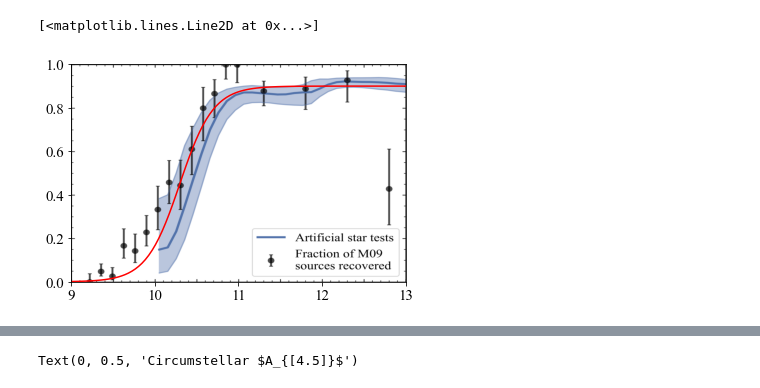
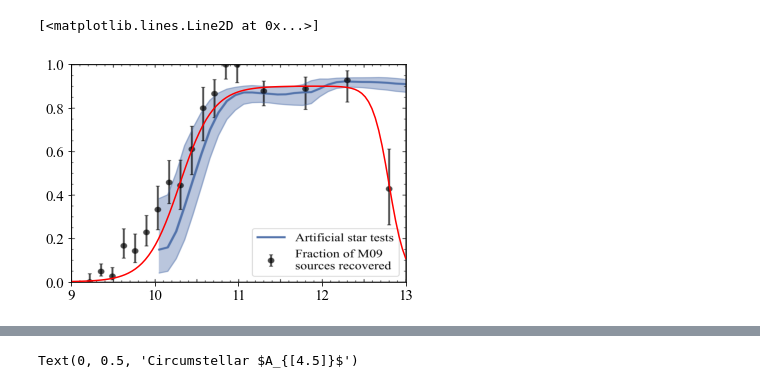
Before and after one commit to jls713/mira_nsd, a Jupyter notebook: selection_function.ipynb, the cells around one changed output, grey strips where cells are left out. Cells and saved outputs as stored; diff of their text form; code cells hidden in the pictures.

```diff
--- a/selection_function.ipynb
+++ b/selection_function.ipynb
@@ -10,12 +10,12 @@ from spectral_modelling import *
 model_grid = joint_grids(ext_law='Fritz')
 model_grid_S = joint_grids(ext_law='Mine')
 # %%
-plt.imshow(plt.imread('selection_fraction.png'), extent=[9.,13.,0.,1.], aspect='auto')
+plt.imshow(plt.imread('plots/selection_fraction.png'), extent=[9.,13.,0.,1.], aspect='auto')
 kk=np.linspace(9.,13.,100)
-plt.plot(kk,selection_function().Sk(kk,0.),color='r')
+plt.plot(kk,selection_function(high_cut_off=12.8).Sk(kk,0.),color='r')
 # %% [output]
 [<matplotlib.lines.Line2D at 0x...>]
-[figure, old version]
+[figure, new version]
 # %%
 from data import load_mira_sample
 
```
Also changed, not shown: parts of 17 cells of this notebook, 7 other files.
